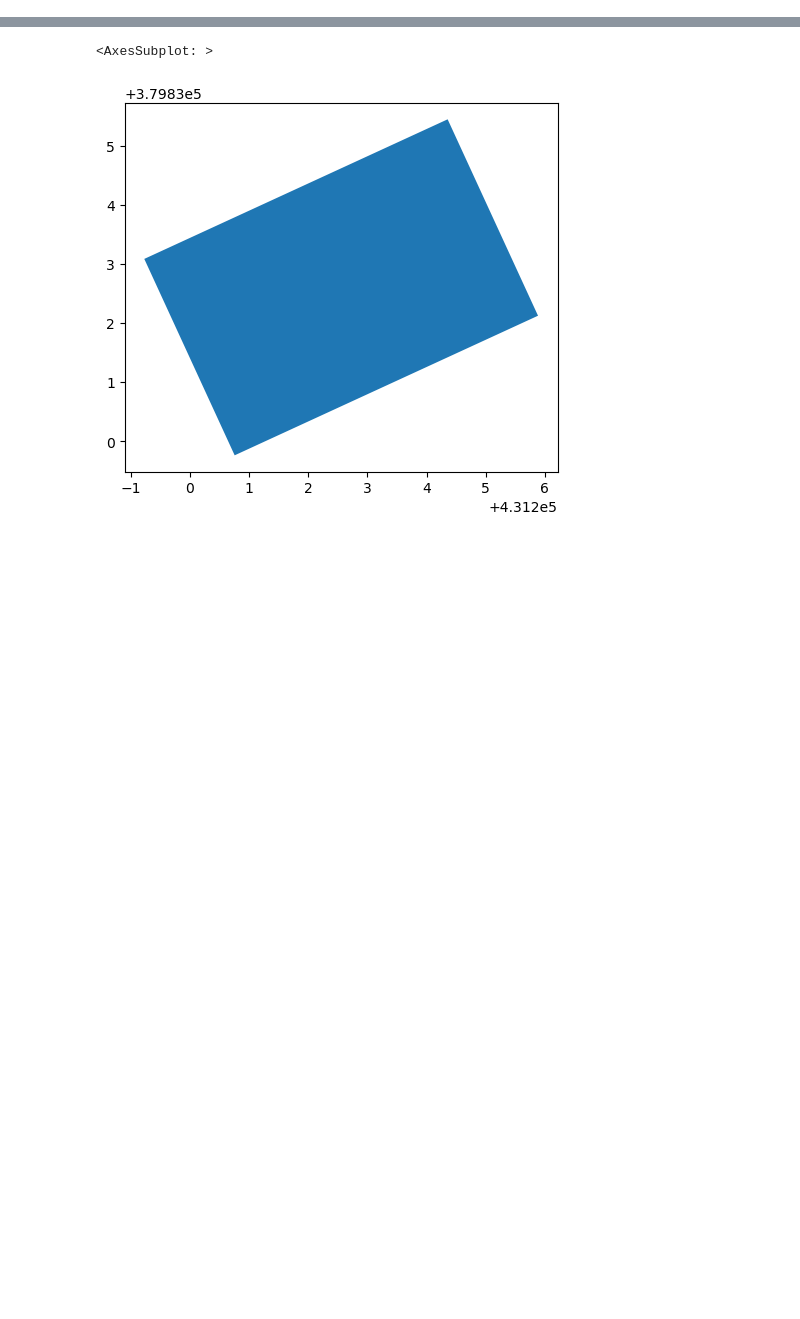
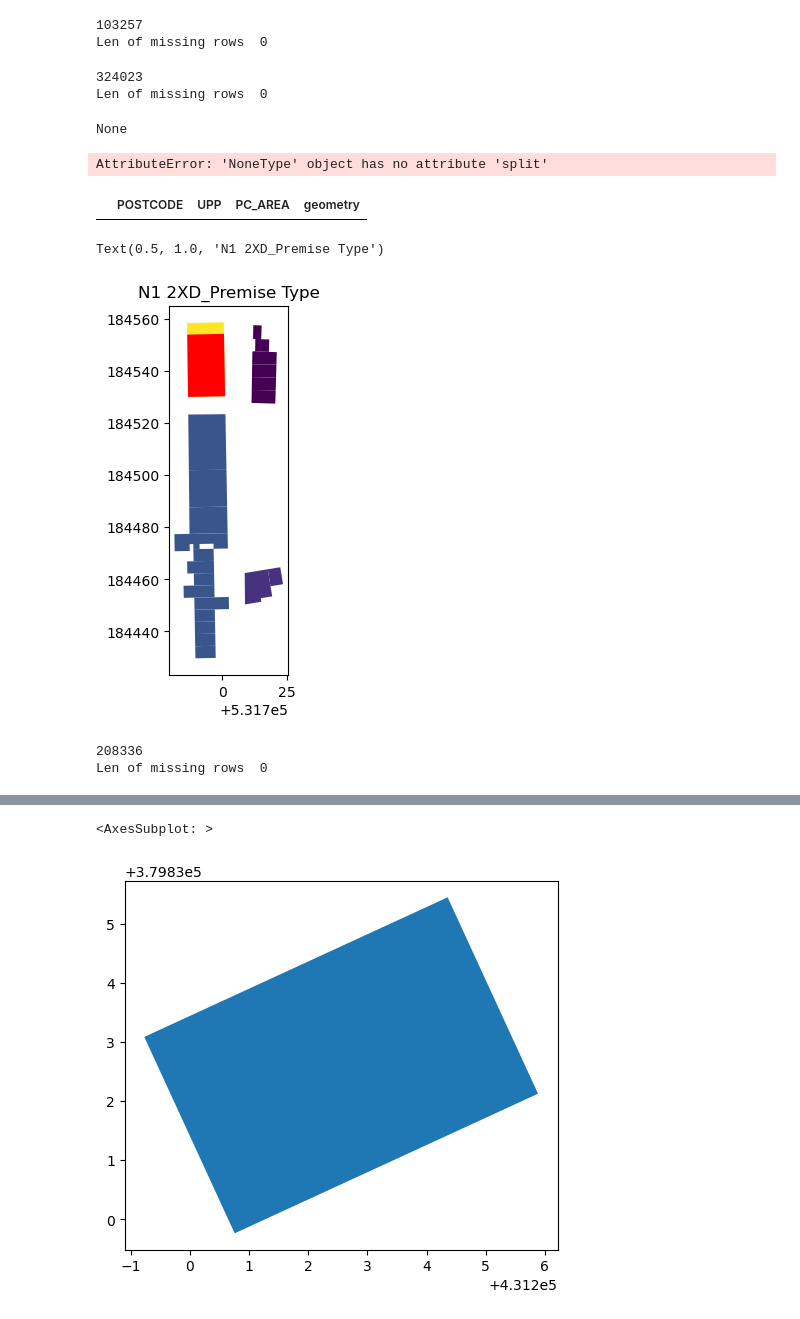
Before and after one commit to graceebc9/Energy_mapping, a Jupyter notebook: postcode_attrs/create_median_age.ipynb, the cells around one changed output, grey strips where cells are left out. Drawn from its saved outputs; the diff is of its cells as text; code cells hidden in the pictures; blank space fills up the shorter version.

```diff
--- a/postcode_attrs/create_median_age.ipynb
+++ b/postcode_attrs/create_median_age.ipynb
@@ -27,0 +26,49 @@ data[data['PCDS'].str.contains('S17 4GH')]
+# %%
+
+
+
+pc_shp = '/Volumes/T9/Data_downloads/codepoint_polygons_edina/Download_all_postcodes_2378998/codepoint-poly_5267291'
+
+
+pc = 'B7 4QA'
+
+bb = find_batch_from_pc(pc)
+ons = load_onsud_from_batch(bb)
+pcshp, d = find_postcode_for_ONSUD_file(ons, path_to_pc_shp_folder=pc_shp)
+# %% [output]
+103257
+Len of missing rows  0
+# %%
+
+
+
+pc_shp = '/Volumes/T9/Data_downloads/codepoint_polygons_edina/Download_all_postcodes_2378998/codepoint-poly_5267291'
+
+
+pc = 'N1 2XD'
+
+bb = find_batch_from_pc(pc)
+ons = load_onsud_from_batch(bb)
+pcshp, d = find_postcode_for_ONSUD_file(ons, path_to_pc_shp_folder=pc_shp)
+uprn_match = find_data_pc_joint(pc, (d, pcshp), input_gpk=INPUT_GPK)
+# %% [output]
+324023
+Len of missing rows  0
+# %%
+
+
+
+pc_shp = '/Volumes/T9/Data_downloads/codepoint_polygons_edina/Download_all_postcodes_2378998/codepoint-poly_5267291'
+
+
+pc = 'EC1Y 8NE'
+# pc="EC2Y 8DJ"
+# pc="EC1A 4LX"
+bb = find_batch_from_pc(pc)
+print(bb)
+ons = load_onsud_from_batch(bb)
+pcshp, d = find_postcode_for_ONSUD_file(ons, path_to_pc_shp_folder=pc_shp)
+uprn_match = find_data_pc_joint(pc, (d, pcshp), input_gpk=INPUT_GPK)
+# %% [output]
+None
+AttributeError: 'NoneType' object has no attribute 'split'
@@ -27,0 +77,24 @@ data[data['PCDS'].str.contains('S17 4GH')]
+# %%
+pcsh
+# %% [output]
+|  | POSTCODE | UPP | PC_AREA | geometry |
+# %%
+fig, ax = plt.subplots()
+
+uprn_match.plot('height', ax=ax, )
+
+uprn_match[uprn_match['upn']==43230338].plot(ax=ax, color='r')
+ax.set_title(f'{pc}_Premise Type')
+# %% [output]
+Text(0.5, 1.0, 'N1 2XD_Premise Type')
+[figure, added]
+# %%
+pc = 'E10 7NP'
+
+bb = find_batch_from_pc(pc)
+ons = load_onsud_from_batch(bb)
+pcshp, d = find_postcode_for_ONSUD_file(ons, path_to_pc_shp_folder=pc_shp)
+uprn_match = find_data_pc_joint(pc, (d, pcshp), input_gpk=INPUT_GPK)
+# %% [output]
+208336
+Len of missing rows  0
```
Also changed, not shown: parts of 107 cells of this notebook, 1 other file.
